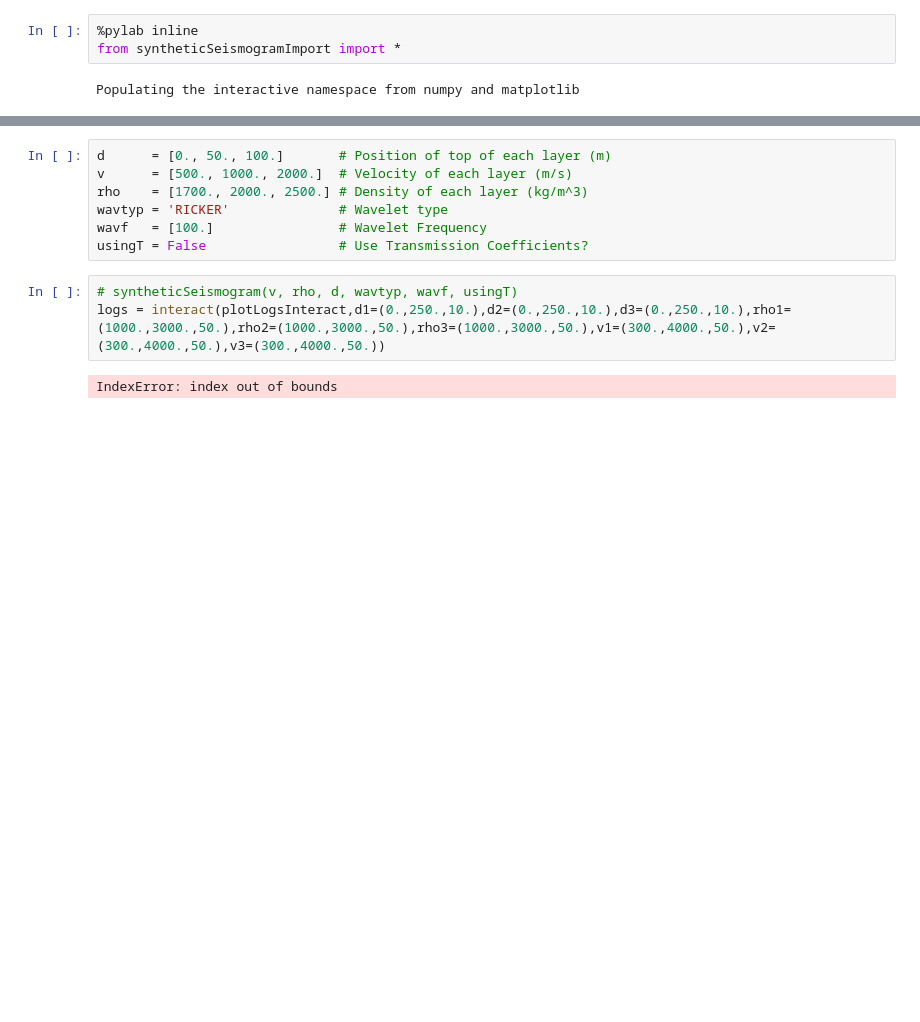
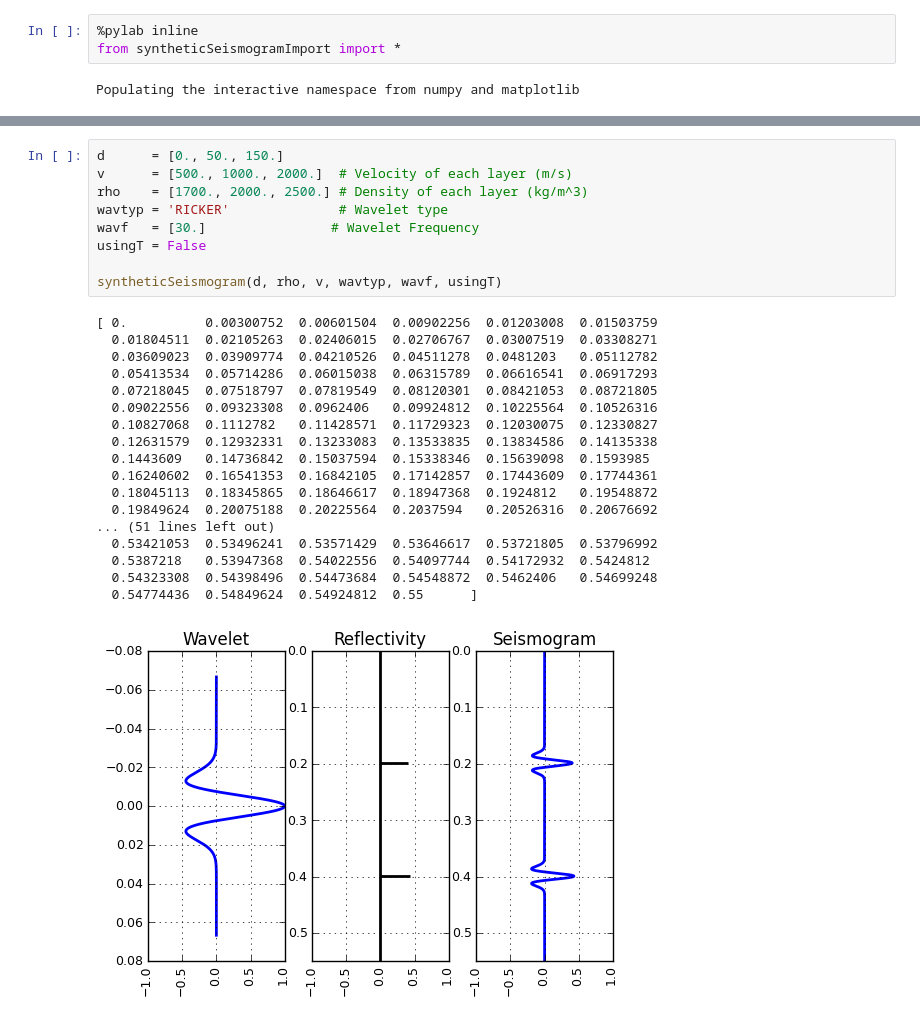
Before and after one commit to geoscixyz/geosci-labs, a Jupyter notebook: seismic/Synthetic seismogram.ipynb, the cells around one changed output, grey strips where cells are left out. Drawn from its saved outputs; the diff is of its cells as text; blank space fills up the shorter version.

```diff
--- a/seismic/Synthetic seismogram.ipynb
+++ b/seismic/Synthetic seismogram.ipynb
@@ -8,12 +17,28 @@ Populating the interactive namespace from numpy and matplotlib
 # %%
-d      = [0., 50., 100.]       # Position of top of each layer (m)
+d      = [0., 50., 150.]
 v      = [500., 1000., 2000.]  # Velocity of each layer (m/s)
 rho    = [1700., 2000., 2500.] # Density of each layer (kg/m^3)
 wavtyp = 'RICKER'              # Wavelet type
-wavf   = [100.]                # Wavelet Frequency
-usingT = False                 # Use Transmission Coefficients?
+wavf   = [30.]                # Wavelet Frequency
+usingT = False
+
+syntheticSeismogram(d, rho, v, wavtyp, wavf, usingT)
+# %% [output]
+[ 0.          0.00300752  0.00601504  0.00902256  0.01203008  0.01503759
+  0.01804511  0.02105263  0.02406015  0.02706767  0.03007519  0.03308271
+  0.03609023  0.03909774  0.04210526  0.04511278  0.0481203   0.05112782
+  0.05413534  0.05714286  0.06015038  0.06315789  0.06616541  0.06917293
+  0.07218045  0.07518797  0.07819549  0.08120301  0.08421053  0.08721805
+  0.09022556  0.09323308  0.0962406   0.09924812  0.10225564  0.10526316
+  0.10827068  0.1112782   0.11428571  0.11729323  0.12030075  0.12330827
+  0.12631579  0.12932331  0.13233083  0.13533835  0.13834586  0.14135338
+  0.1443609   0.14736842  0.15037594  0.15338346  0.15639098  0.1593985
+  0.16240602  0.16541353  0.16842105  0.17142857  0.17443609  0.17744361
+  0.18045113  0.18345865  0.18646617  0.18947368  0.1924812   0.19548872
+  0.19849624  0.20075188  0.20225564  0.2037594   0.20526316  0.20676692
+... (51 lines left out)
+  0.53421053  0.53496241  0.53571429  0.53646617  0.53721805  0.53796992
+  0.5387218   0.53947368  0.54022556  0.54097744  0.54172932  0.5424812
+  0.54323308  0.54398496  0.54473684  0.54548872  0.5462406   0.54699248
+  0.54774436  0.54849624  0.54924812  0.55      ]
+[figure, added]
-# %%
-# syntheticSeismogram(v, rho, d, wavtyp, wavf, usingT)
-logs = interact(plotLogsInteract,d1=(0.,250.,10.),d2=(0.,250.,10.),d3=(0.,250.,10.),rho1=(1000.,3000.,50.),rho2=(1000.,3000.,50.),rho3=(1000.,3000.,50.),v1=(300.,4000.,50.),v2=(300.,4000.,50.),v3=(300.,4000.,50.))
-# %% [output]
-IndexError: index out of bounds
```
Also changed, not shown: parts of 4 cells of this notebook, 1 other file.
